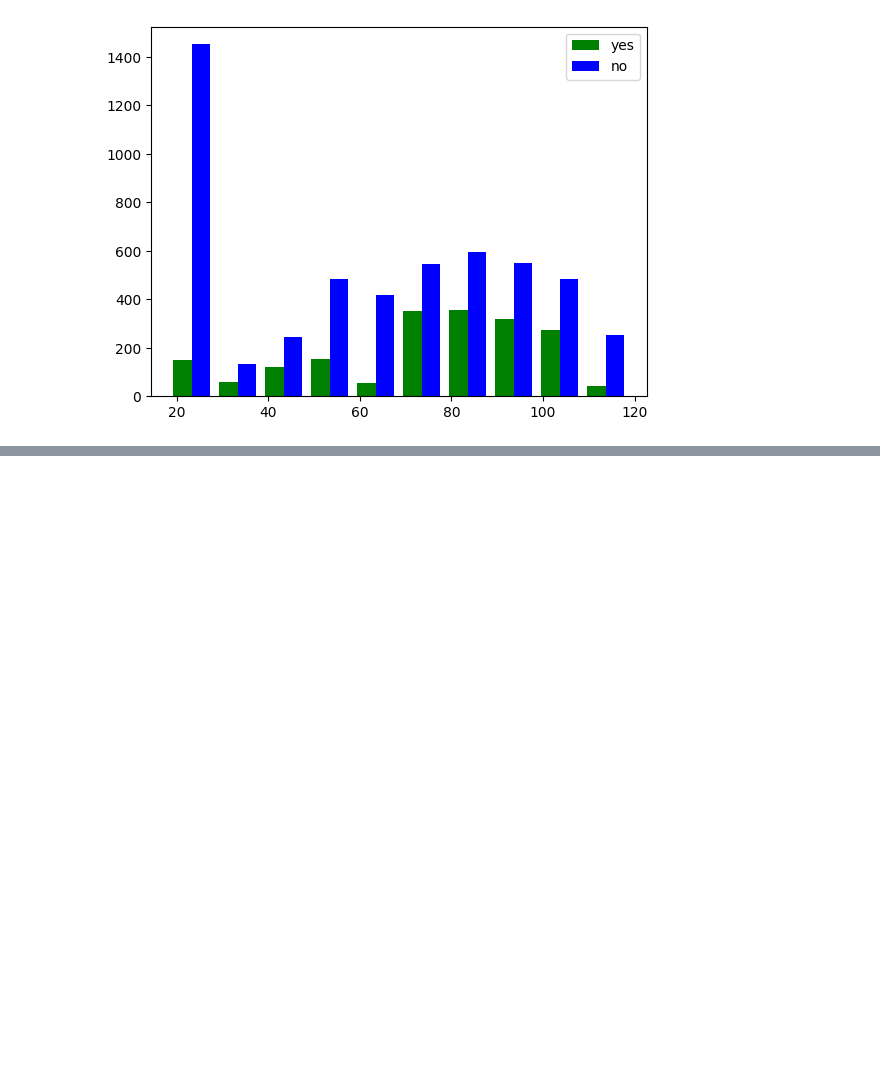
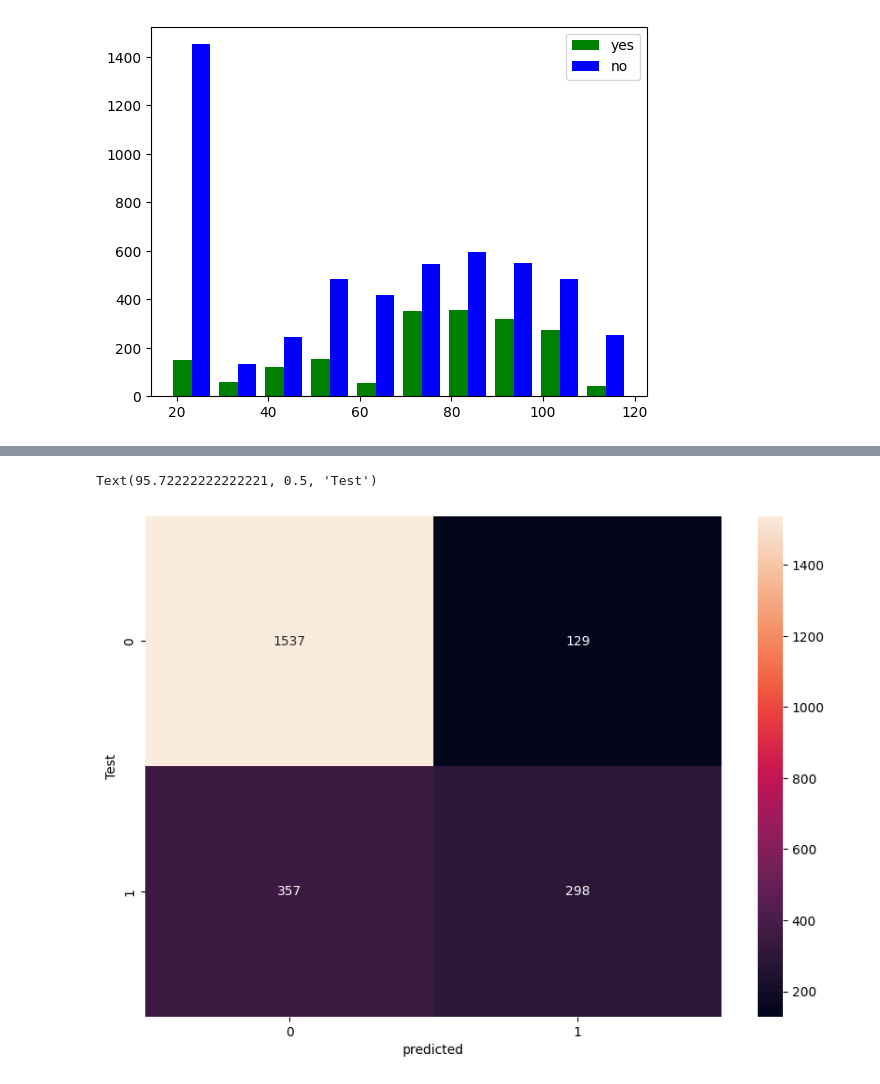
Before and after one commit to Gyawalisahaj/Deeplearn, a Jupyter notebook: customer churn/Telco-Customer-Churn.ipynb, the cells around one changed output, grey strips where cells are left out. Cells and saved outputs as stored; diff of their text form; code cells hidden in the pictures; blank space fills up the shorter version.

```diff
--- a/customer churn/Telco-Customer-Churn.ipynb
+++ b/customer churn/Telco-Customer-Churn.ipynb
@@ -105,0 +273,4 @@ plt.legend()
+# %%
+from sklearn.model_selection import train_test_split
+X_train, X_test, y_train, y_test = train_test_split(
+    X, y, test_size=0.33, random_state=5)
@@ -105,0 +286,10 @@ plt.legend()
+# %%
+model = keras.Sequential([
+  keras.layers.Dense(20, input_shape= (26,), activation='relu'),
+    keras.layers.Dense(1,  activation='sigmoid'),
+])
+
+model.compile(optimizer= 'adam',
+             loss = 'binary_crossentropy',
+             metrics = ['accuracy'])
+model.fit(X_train, y_train, epochs = 100)
@@ -105,0 +321,3 @@ plt.legend()
+# %%
+yp = model.predict(X_test)
+yp[:5]
@@ -105,0 +340,7 @@ plt.legend()
+# %%
+y_p = []
+for i in yp:
+    if i > 0.5:
+        y_p.append(1)
+    else :
+        y_p.append(0)
@@ -105,0 +363,10 @@ plt.legend()
+# %%
+cm = tf.math.confusion_matrix(labels = y_test, predictions = y_p)
+
+plt.figure(figsize = (10, 7))
+sns.heatmap(cm, annot = True, fmt = 'd')
+plt.xlabel('predicted')
+plt.ylabel('Test')
+# %% [output]
+Text(95.72222222222221, 0.5, 'Test')
+[figure, added]
```
Also changed, not shown: parts of 20 cells of this notebook.
